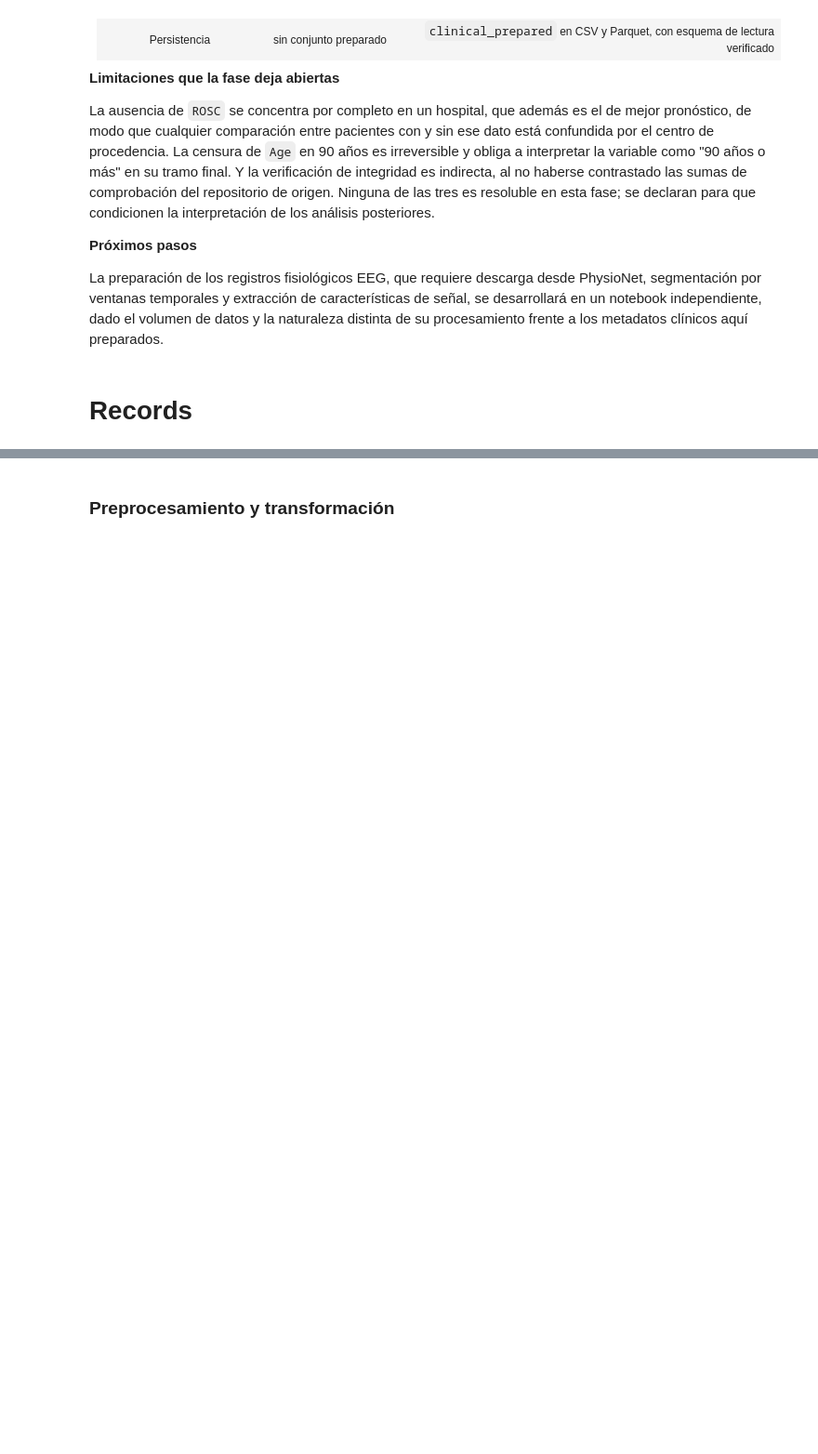
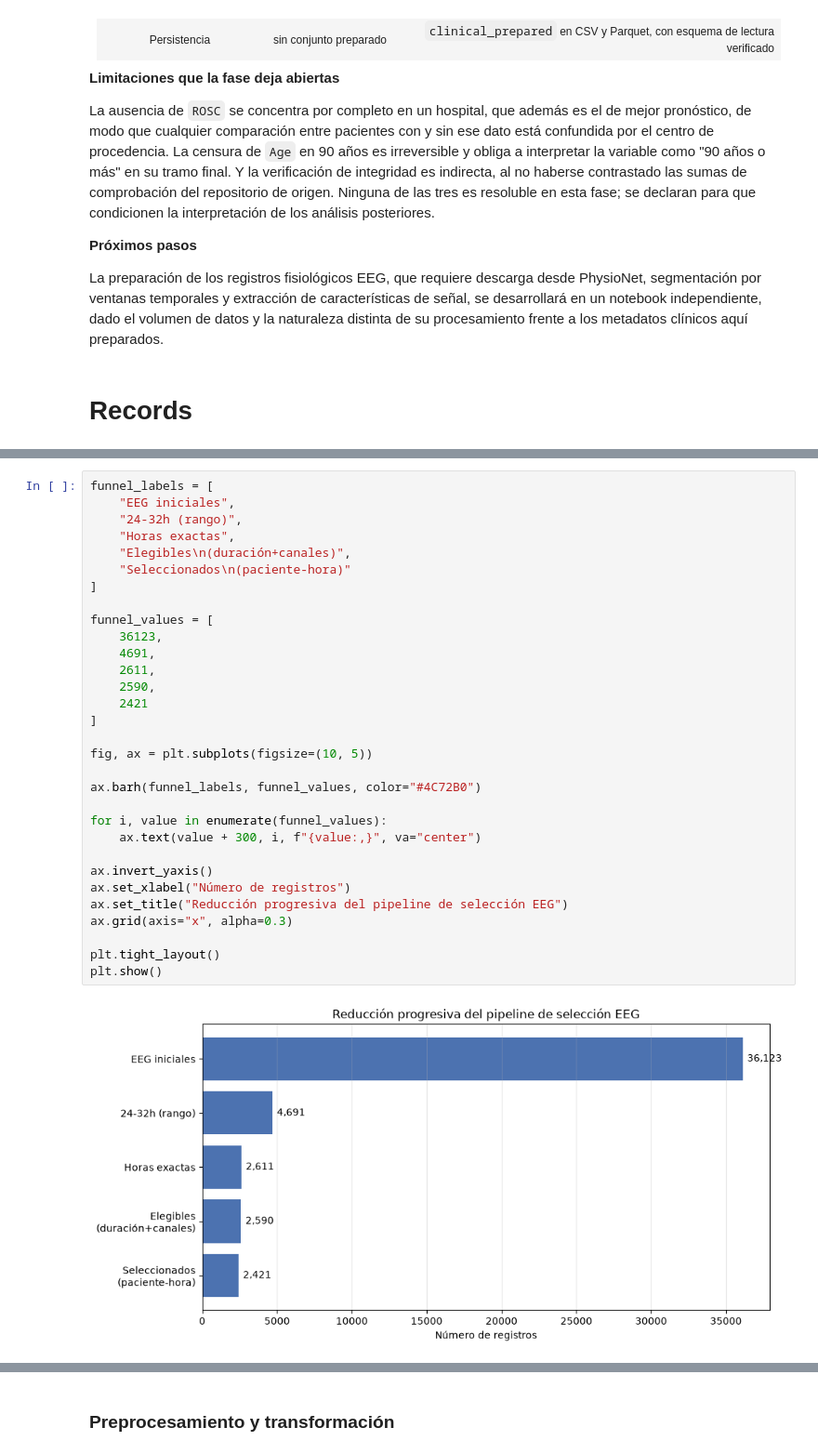
Before and after one commit to AlejandraJaramillo19/mlda-project_, a Jupyter notebook: notebooks/03_data_preparation/03_data_preparation.ipynb, the cells around one changed output, grey strips where cells are left out. Shown at 93% size. Drawn from its saved outputs; the diff is of its cells as text; blank space fills up the shorter version.

```diff
--- a/notebooks/03_data_preparation/03_data_preparation.ipynb
+++ b/notebooks/03_data_preparation/03_data_preparation.ipynb
@@ -3159,0 +5083,33 @@ La preparación de los registros fisiológicos EEG, que requiere descarga desde
+# %%
+funnel_labels = [
+    "EEG iniciales",
+    "24-32h (rango)",
+    "Horas exactas",
+    "Elegibles\n(duración+canales)",
+    "Seleccionados\n(paciente-hora)"
+]
+
+funnel_values = [
+    36123,
+    4691,
+    2611,
+    2590,
+    2421
+]
+
+fig, ax = plt.subplots(figsize=(10, 5))
+
+ax.barh(funnel_labels, funnel_values, color="#4C72B0")
+
+for i, value in enumerate(funnel_values):
+    ax.text(value + 300, i, f"{value:,}", va="center")
+
+ax.invert_yaxis()
+ax.set_xlabel("Número de registros")
+ax.set_title("Reducción progresiva del pipeline de selección EEG")
+ax.grid(axis="x", alpha=0.3)
+
+plt.tight_layout()
+plt.show()
+# %% [output]
+[figure, added]
```
Also changed, not shown: parts of 184 cells of this notebook.
